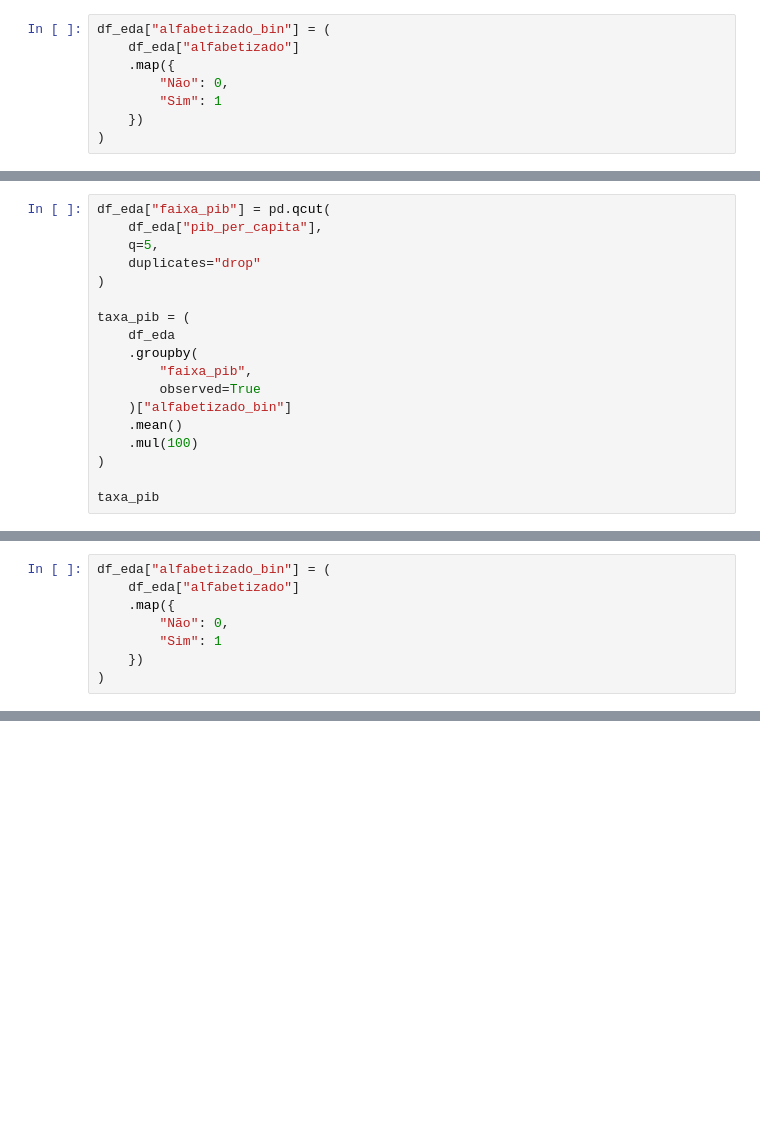
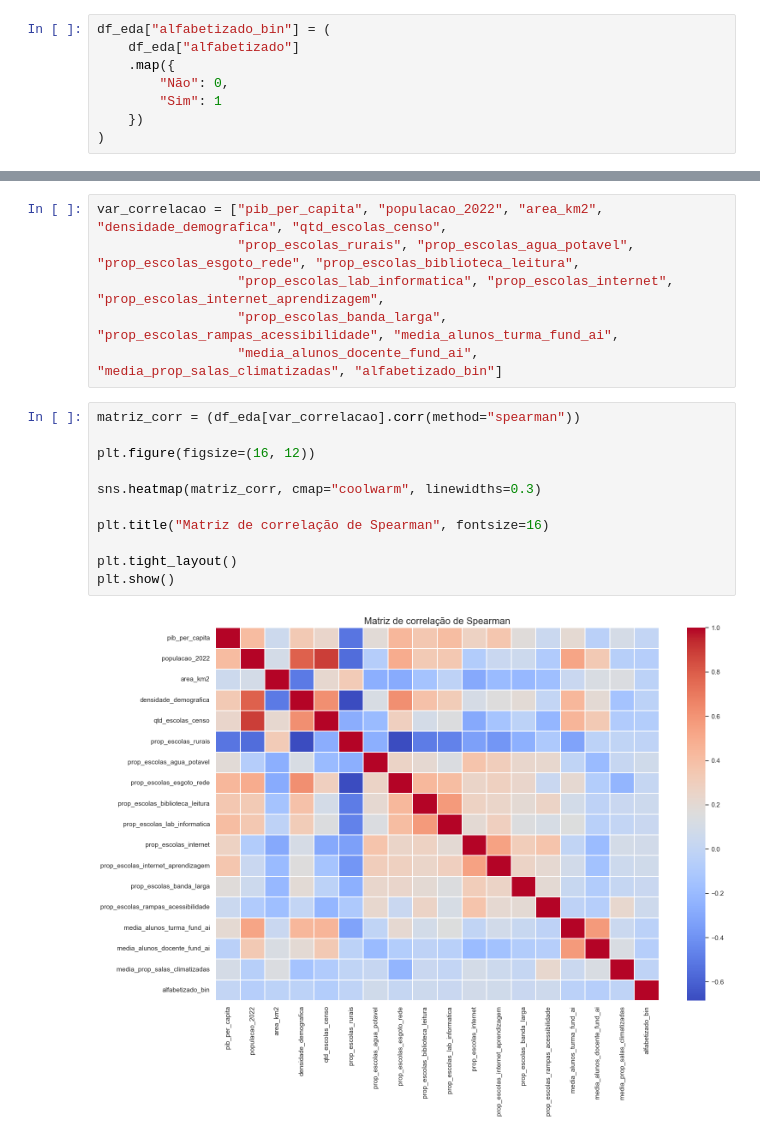
Before and after one commit to RenanTrevelim/tech-challenge-fase3-literacy-ml, a Jupyter notebook: notebooks/02_analise_exploratoria.ipynb, the cells around one changed output, grey strips where cells are left out. Saved outputs shown, nothing was run; the diff lists cells and outputs as text; blank space fills up the shorter version.

```diff
--- a/notebooks/02_analise_exploratoria.ipynb
+++ b/notebooks/02_analise_exploratoria.ipynb
@@ -406,18 +515,0 @@ resumo_target
-# %%
-df_eda["faixa_pib"] = pd.qcut(
-    df_eda["pib_per_capita"],
-    q=5,
-    duplicates="drop"
-)
-
-taxa_pib = (
-    df_eda
-    .groupby(
-        "faixa_pib",
-        observed=True
-    )["alfabetizado_bin"]
-    .mean()
-    .mul(100)
-)
-
-taxa_pib
@@ -445,8 +515,0 @@ colunas_categoricas = [
-# %%
-df_eda["alfabetizado_bin"] = (
-    df_eda["alfabetizado"]
-    .map({
-        "Não": 0,
-        "Sim": 1
-    })
-)
@@ -556,0 +516,19 @@ ANÁLISE: rede
+# %%
+var_correlacao = ["pib_per_capita", "populacao_2022", "area_km2", "densidade_demografica", "qtd_escolas_censo",
+                  "prop_escolas_rurais", "prop_escolas_agua_potavel", "prop_escolas_esgoto_rede", "prop_escolas_biblioteca_leitura",
+                  "prop_escolas_lab_informatica", "prop_escolas_internet", "prop_escolas_internet_aprendizagem",
+                  "prop_escolas_banda_larga", "prop_escolas_rampas_acessibilidade", "media_alunos_turma_fund_ai",
+                  "media_alunos_docente_fund_ai", "media_prop_salas_climatizadas", "alfabetizado_bin"]
+# %%
+matriz_corr = (df_eda[var_correlacao].corr(method="spearman"))
+
+plt.figure(figsize=(16, 12))
+
+sns.heatmap(matriz_corr, cmap="coolwarm", linewidths=0.3)
+
+plt.title("Matriz de correlação de Spearman", fontsize=16)
+
+plt.tight_layout()
+plt.show()
+# %% [output]
+[figure, added]
```
Also changed, not shown: parts of 63 cells of this notebook.
